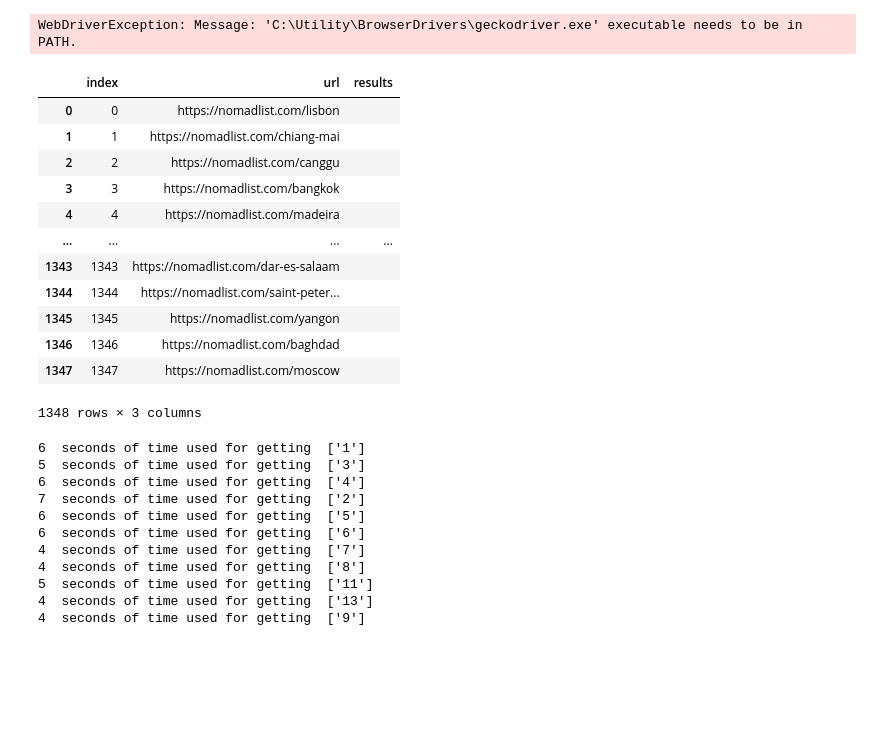
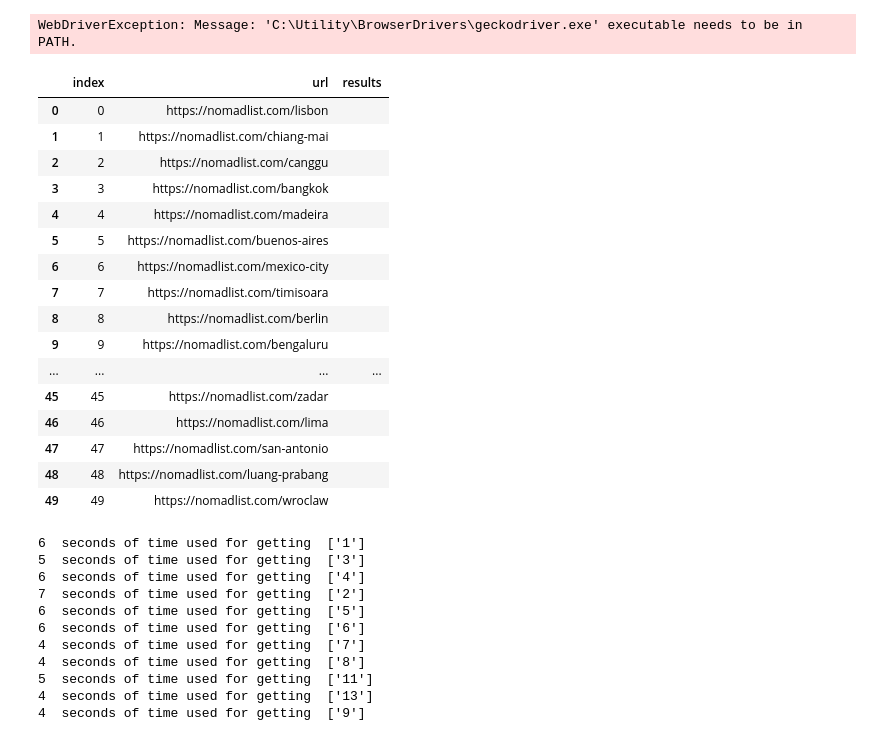
Before and after one commit to anacmqui/Project-4_WebScraping, a Jupyter notebook: EDA/webscraping-Ana.ipynb, the cells around one changed output. Drawn from its saved outputs; the diff is of its cells as text; code cells hidden in the pictures; blank space fills up the shorter version.

```diff
--- a/EDA/webscraping-Ana.ipynb
+++ b/EDA/webscraping-Ana.ipynb
@@ -244,21 +246,27 @@ WebDriverException: Message: 'C:\Utility\BrowserDrivers\geckodriver.exe' executa
 # %%
 url_df = pd.DataFrame(url_list).reset_index().rename(columns = {0 : 'url'})
 url_df['results'] = url_df.apply(lambda city_url : '', axis=1)
-url_df
+url_df['url'] = url_df['url'].apply(unidecode.unidecode) ##remove all special characters of the letters
+url_df['url'] = url_df['url'].str.replace("'",'')
+url_df.head(50)
 # %% [output]
 |  | index | url | results |
 | 0 | 0 | https://nomadlist.com/lisbon |  |
 | 1 | 1 | https://nomadlist.com/chiang-mai |  |
 | 2 | 2 | https://nomadlist.com/canggu |  |
 | 3 | 3 | https://nomadlist.com/bangkok |  |
 | 4 | 4 | https://nomadlist.com/madeira |  |
+| 5 | 5 | https://nomadlist.com/buenos-aires |  |
+| 6 | 6 | https://nomadlist.com/mexico-city |  |
+| 7 | 7 | https://nomadlist.com/timisoara |  |
+| 8 | 8 | https://nomadlist.com/berlin |  |
+| 9 | 9 | https://nomadlist.com/bengaluru |  |
 | ... | ... | ... | ... |
-| 1343 | 1343 | https://nomadlist.com/dar-es-salaam |  |
-| 1344 | 1344 | https://nomadlist.com/saint-peter... |  |
-| 1345 | 1345 | https://nomadlist.com/yangon |  |
-| 1346 | 1346 | https://nomadlist.com/baghdad |  |
-| 1347 | 1347 | https://nomadlist.com/moscow |  |
+| 45 | 45 | https://nomadlist.com/zadar |  |
+| 46 | 46 | https://nomadlist.com/lima |  |
+| 47 | 47 | https://nomadlist.com/san-antonio |  |
+| 48 | 48 | https://nomadlist.com/luang-prabang |  |
+| 49 | 49 | https://nomadlist.com/wroclaw |  |
-1348 rows × 3 columns
 # %%
 ## 1st try
 
```
Also changed, not shown: parts of 11 cells of this notebook.
